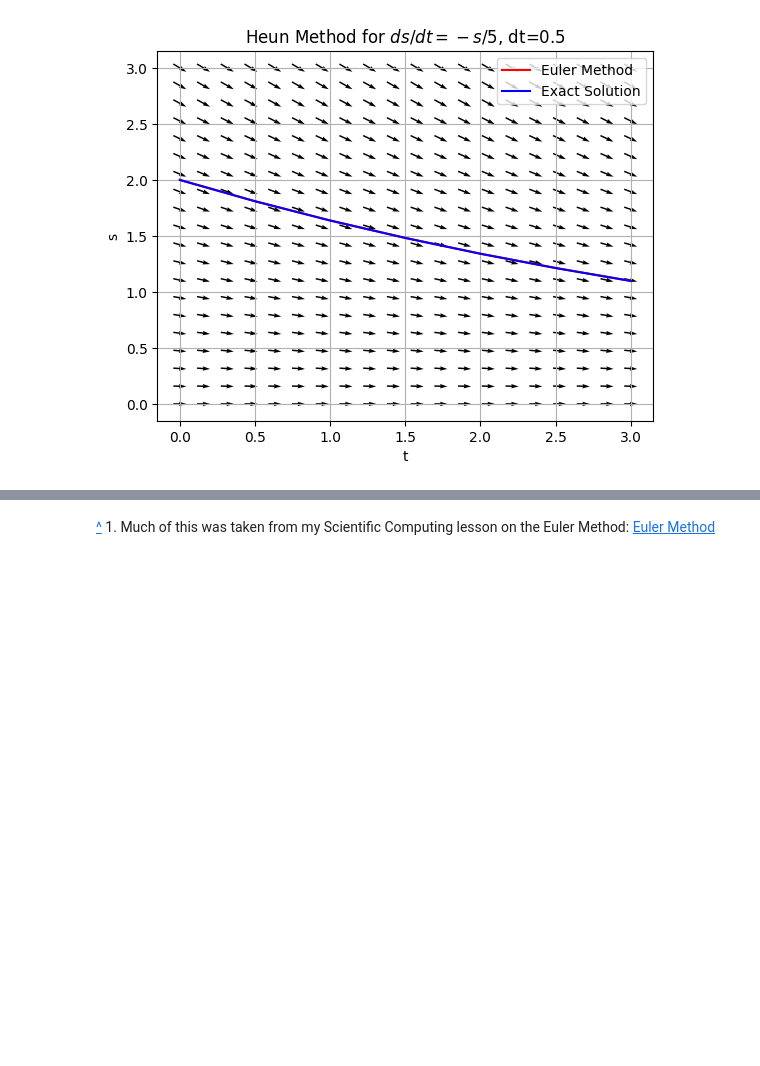
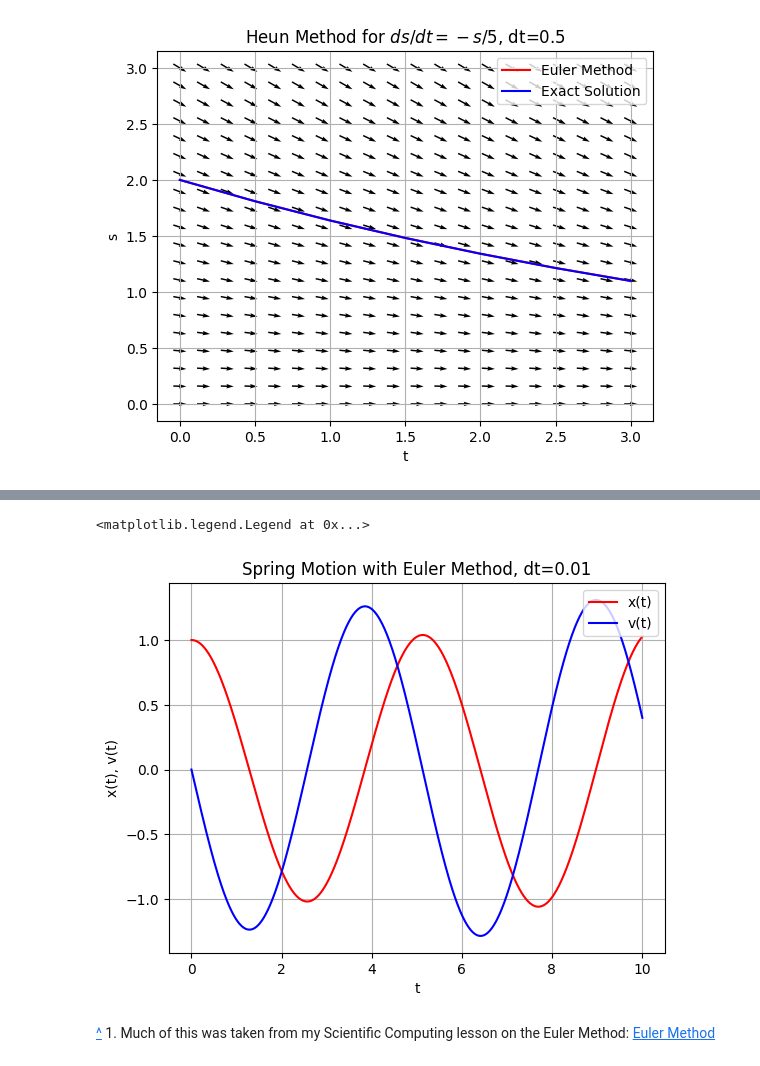
Before and after one commit to 201820-SWEN-230/MATH-330-Activities, a Jupyter notebook: Activity2_NumericalMethods.ipynb, the cells around one changed output, grey strips where cells are left out. Cells and saved outputs as stored; diff of their text form; code cells hidden in the pictures; blank space fills up the shorter version.

```diff
--- a/Activity2_NumericalMethods.ipynb
+++ b/Activity2_NumericalMethods.ipynb
@@ -152,0 +155,9 @@ There are some cases where it doesn't matter much if you use a list or an array
+# %%
+x = np.array([1,2,3])
+y = np.array([4,5,6])
+
+print("x+y =", x + y)
+print("x-y =", x-y)
+print("x*y =", x*y)
+print("x*np.exp(y) =", x*np.exp(y))
+print("x/y =", x/y)
@@ -389,2 +410,38 @@ So we can compute the rate of change of **s** using the current value of **s**.
+# %%
+k = 3
+m = 2
+
+def f_spring(s,t):
+    x = s[0] # get the x value out of the state array
+    v = s[1] # get the v value out of the state array
+    dxdt = v
+    dvdt = -k*x/m
+    return np.array([dxdt, dvdt])
+
+s = np.array([1,0]) # initial state, displacement of 1 unit, no velocity
+t = 0
+dt = 0.01
+
+tlist = [t]
+xlist = [s[0]]
+vlist = [s[1]]
+
+while t<10:
+    s = EulerStep(s, f_spring, t, dt)
+    t = t + dt
+    tlist.append(t)
+    xlist.append(s[0])
+    vlist.append(s[1])
+
+plt.plot(tlist, xlist, 'r-', label="x(t)")
+plt.plot(tlist, vlist, 'b-', label="v(t)")
+plt.grid()
+plt.xlabel("t")
+plt.ylabel("x(t), v(t)")
+plt.title("Spring Motion with Euler Method, dt=0.01")
+plt.legend(loc="upper right")
+# %% [output]
+<matplotlib.legend.Legend at 0x...>
+[figure, added]
 # %% [markdown]
 <a name="note1"></a> [^](#ref1) 1. Much of this was taken from my Scientific Computing lesson on the Euler Method: [Euler Method](https://github.com/sspickle/sci-comp-notebooks/blob/master/P01-Euler.ipynb)
```
Also changed, not shown: parts of 5 cells of this notebook.
